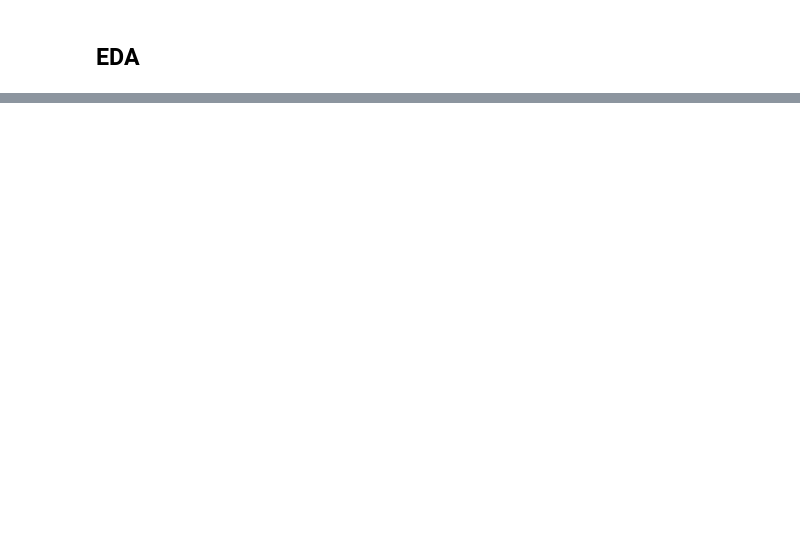
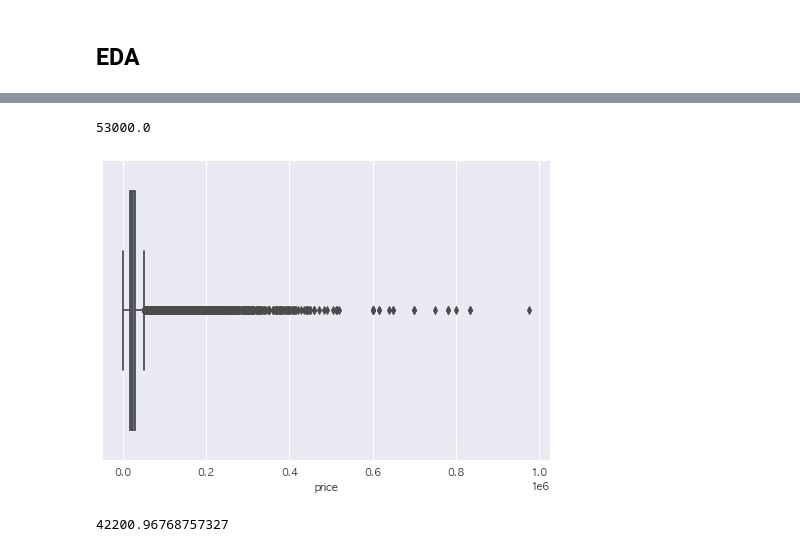
Before and after one commit to nealyoun/machine_learning, a Jupyter notebook: Projects/real_estate/draft_eda.ipynb, the cells around one changed output, grey strips where cells are left out. Saved outputs shown, nothing was run; the diff lists cells and outputs as text; code cells hidden in the pictures; blank space fills up the shorter version.

```diff
--- a/Projects/real_estate/draft_eda.ipynb
+++ b/Projects/real_estate/draft_eda.ipynb
@@ -280,0 +277,11 @@ for i in range(len(num_col)):
+# %%
+sns.boxplot(df["price"])
+
+df["price"].quantile(0.95)
+# %% [output]
+53000.0
+[figure, added]
+# %%
+df[df["gu"] == "강남구"]["price"].mean()
+# %% [output]
+42200.96768757327
```
Also changed, not shown: parts of 74 cells of this notebook.
